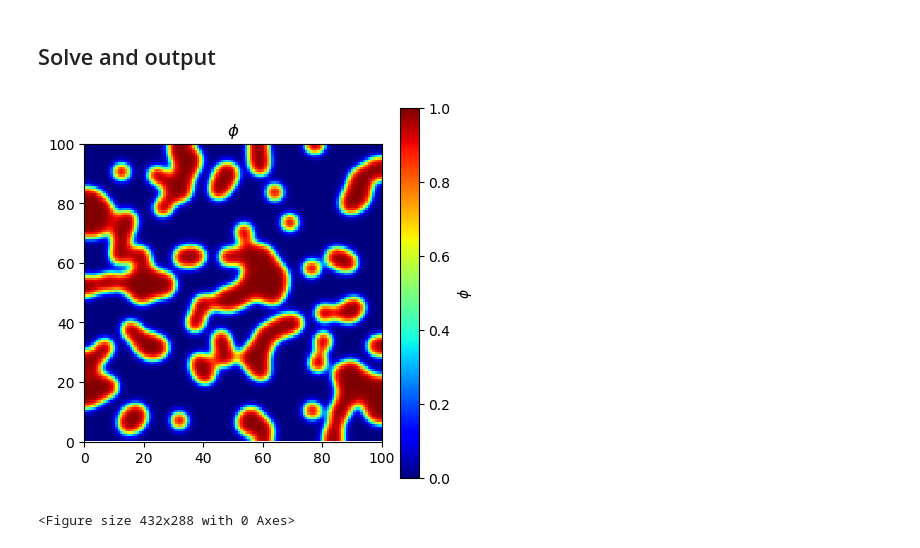
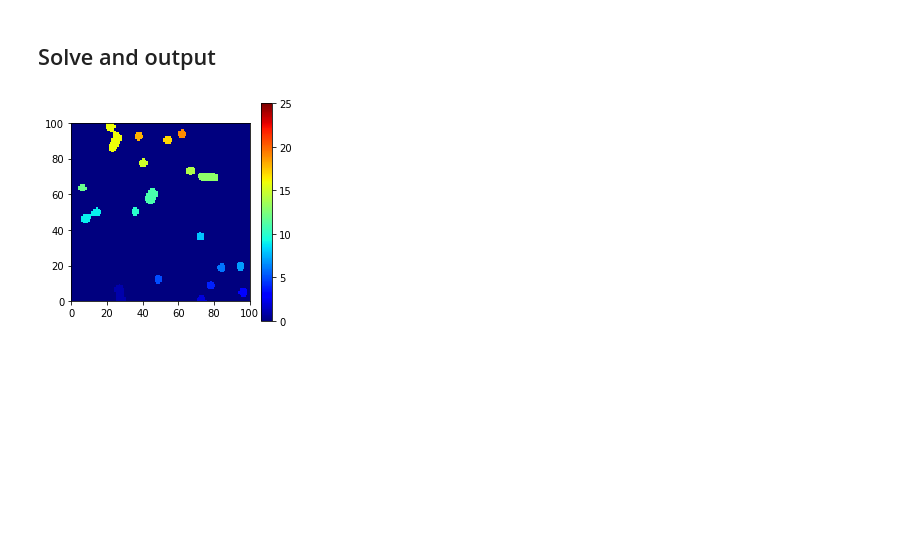
Before and after one commit to guyer/phasefieldbenchmark-8, a Jupyter notebook: benchmark8b.ipynb, the cells around one changed output. Drawn from its saved outputs; the diff is of its cells as text; code cells hidden in the pictures; blank space fills up the shorter version.

```diff
--- a/benchmark8b.ipynb
+++ b/benchmark8b.ipynb
@@ -217,0 +296,6 @@ storing results in /Users/guyer/Documents/research/CHiMaD/phase_field/phasefield
+# %%
+labels = LabelVariable(phi, threshold=0.5)
+# %%
+if isnotebook:
+    labelViewer = fp.Viewer(vars=labels, datamin=0, datamax=25)
+    labelViewer.plot()
@@ -229,7 +320,7 @@ def saveStats(elapsed):
                                stats,
                                delimiter="\t",
                                comments='',
-                               header="\t".join(["time", "fraction", "energy"]))
+                               header="\t".join(["time", "fraction", "particle_count", "energy"]))
         except:
             # restore from backup
             os.rename(fname + ".save", fname)
@@ -237,7 +328,7 @@ def saveStats(elapsed):
             os.remove(fname + ".save")
 
 def current_stats(elapsed):
-    return [float(x) for x in [elapsed, phi.cellVolumeAverage, F]]
+    return [float(x) for x in [elapsed, phi.cellVolumeAverage, labels.num_features, F]]
 
 def savePhi(elapsed):
     if parallelComm.procID == 0:
@@ -277,21 +368,21 @@ checkpoint(elapsed)
 # %%
 for until in checkpoints:
     while elapsed.value < until:
         phi.updateOld()
         dt_until = (until - elapsed).value
         dt_save = dt
         if dt_until < dt:
             dt = dt_until
         for sweep in range(5):
             eq.sweep(var=phi, dt=dt)
         elapsed.value = elapsed() + dt
         stats.append(current_stats(elapsed))
         dt = dt_save
 
     checkpoint(elapsed)
 
     if isnotebook:
         viewer.plot()
+        labelViewer.plot()
 # %% [output]
-[figure, old version]
+[figure, new version]
-<Figure size 432x288 with 0 Axes>
```
Also changed, not shown: parts of 12 cells of this notebook, 2 other files.
